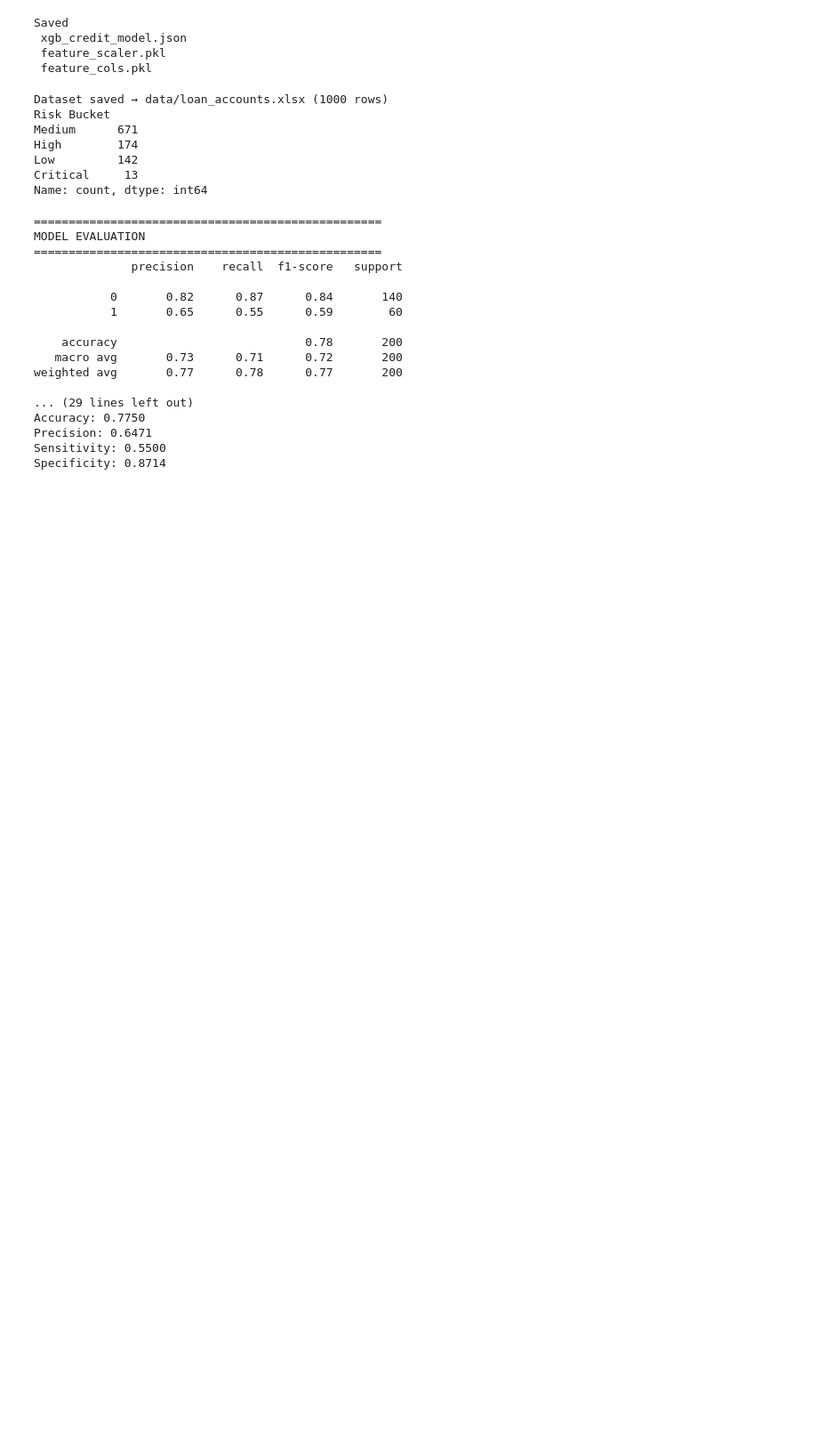
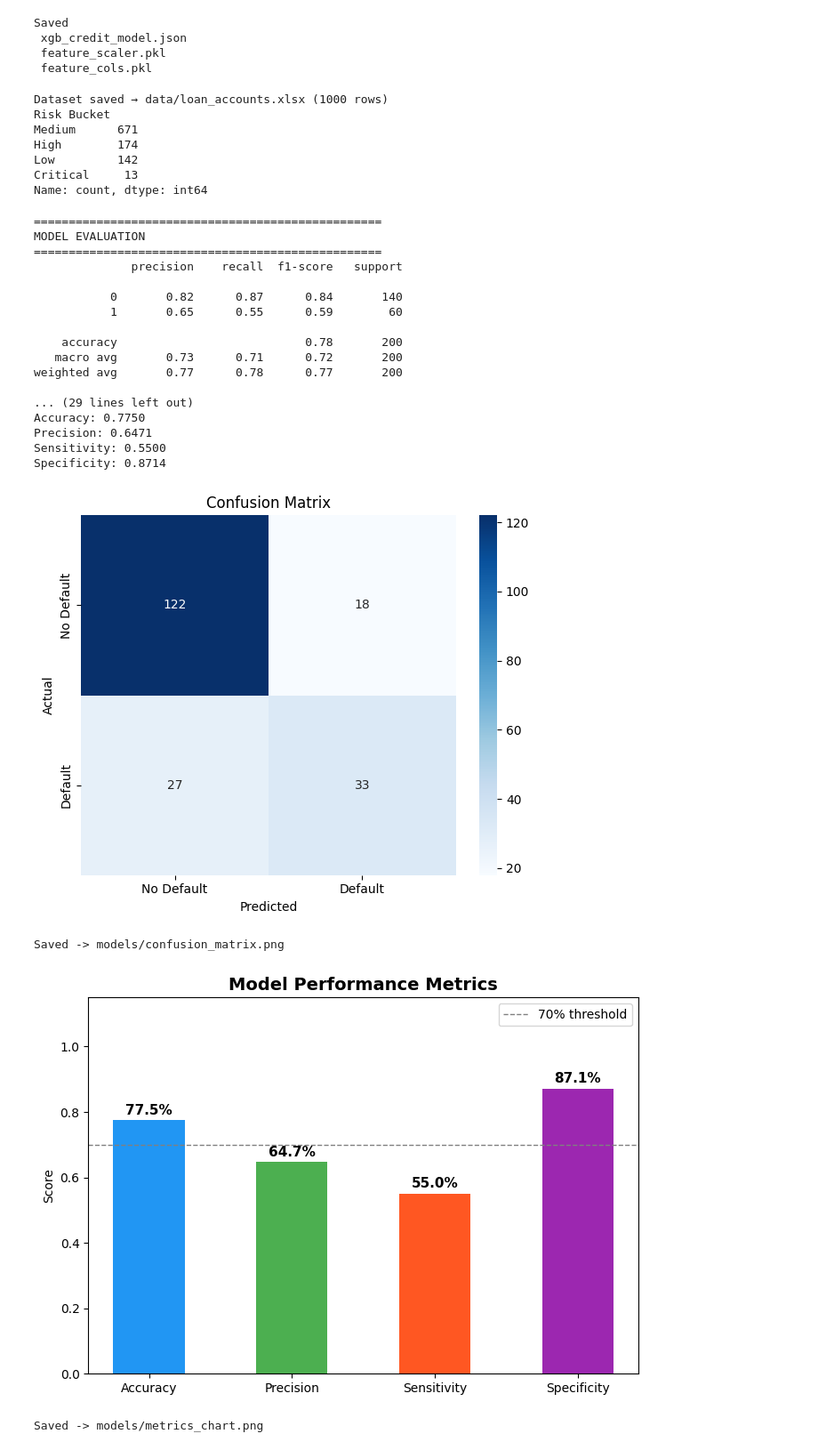
Before and after one commit to Pj1769/Credit_risk, a Jupyter notebook: credit_risk.ipynb, the cells around one changed output. Shown at 89% size. Saved outputs shown, nothing was run; the diff lists cells and outputs as text; code cells hidden in the pictures; blank space fills up the shorter version.

```diff
--- a/credit_risk.ipynb
+++ b/credit_risk.ipynb
@@ -587,3 +587,60 @@ Accuracy: 0.7750
 Precision: 0.6471
 Sensitivity: 0.5500
 Specificity: 0.8714
+# %%
+import matplotlib.pyplot as plt
+import seaborn as sns
+
+tn, fp, fn, tp = confusion_matrix(Y_test, Y_pred).ravel()
+cm = confusion_matrix(Y_test, Y_pred)
+
+plt.figure(figsize=(6, 5))
+sns.heatmap(
+    cm,
+    annot=True,
+    fmt="d"
+,
+cmap="Blues",
+xticklabels=["No Default", "Default"],
+yticklabels=["No Default", "Default"]
+)
+plt.title("Confusion Matrix")
+plt.ylabel("Actual")
+plt.xlabel("Predicted")
+plt.tight_layout()
+plt.savefig("models/confusion_matrix.png", dpi=150)
+plt.show()
+print("Saved -> models/confusion_matrix.png")
+
+metrics = {
+    "Accuracy": accuracy,
+    "Precision": precision,
+    "Sensitivity": sensitivity,
+    "Specificity": specificity
+}
+
+colors = ["#2196F3", "#4CAF50", "#FF5722", "#9C27B0"]
+plt.figure(figsize=(7, 5))
+bars = plt.bar(metrics.keys(), metrics.values(), color=colors, width=0.5)
+
+for bar, val in zip(bars, metrics.values()):
+    plt.text(
+        bar.get_x() + bar.get_width() / 2,
+        bar.get_height() + 0.01,
+        f"{val*100:.1f}%",
+        ha="center", va="bottom", fontweight="bold", fontsize=11
+    )
+plt.ylim(0, 1.15)
+plt.title("Model Performance Metrics", fontsize=14, fontweight="bold")
+plt.ylabel("Score")
+plt.axhline(y=0.7, color="gray", linestyle="--", linewidth=1, label="70% threshold")
+plt.legend()
+plt.tight_layout()
+plt.savefig("models/metrics_chart.png", dpi=150)
+plt.show()
+print("Saved -> models/metrics_chart.png")
+# %% [output]
+[figure, added]
+Saved -> models/confusion_matrix.png
+[figure, added]
+Saved -> models/metrics_chart.png
```
Also changed, not shown: parts of 2 cells of this notebook, 7 other files.
